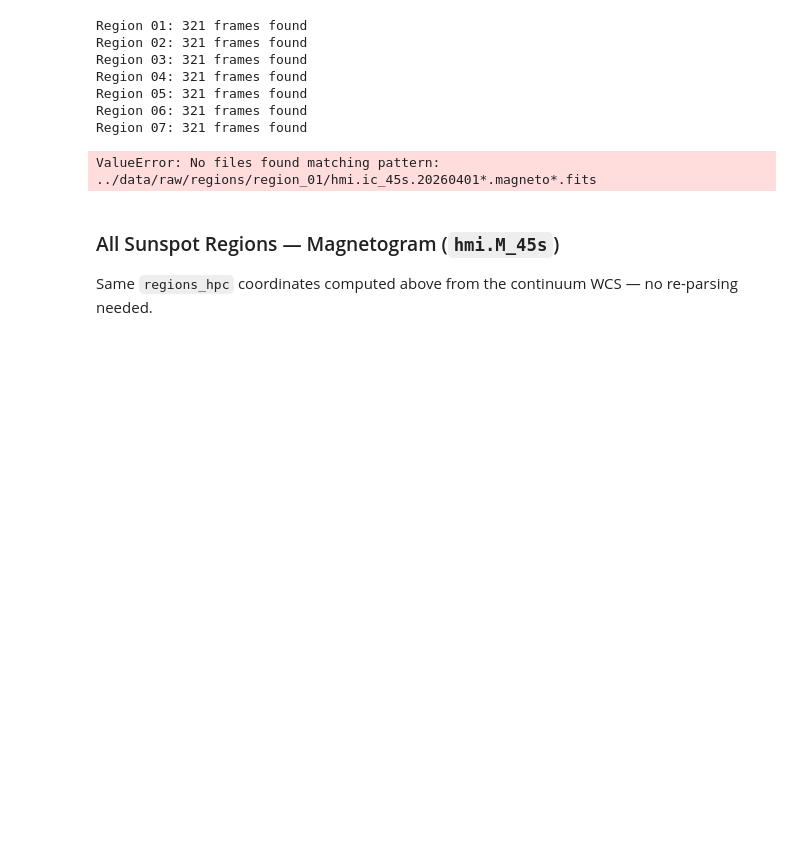
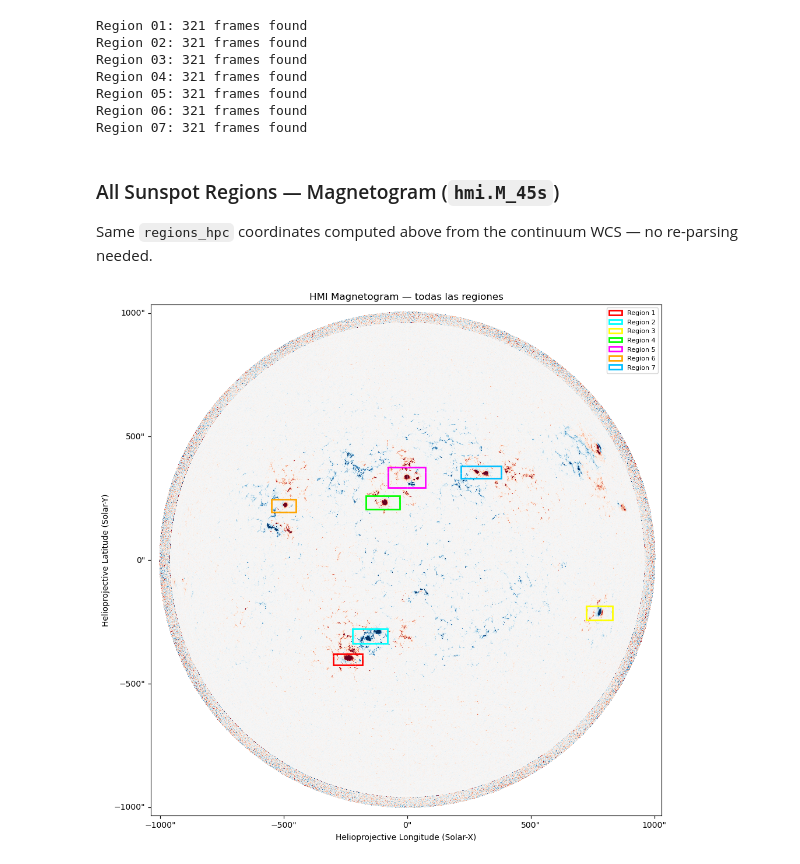
Before and after one commit to thomatrixting/sun_spots_pulsation_review, a Jupyter notebook: notebooks/01_download_data.ipynb, the cells around one changed output. Cells and saved outputs as stored; diff of their text form; code cells hidden in the pictures; blank space fills up the shorter version.

Commit message:
maded functions to dowload the data based on the cutouts i have and left the code on dowload data notebook as contextand functions to visualize what is hapening

```diff
--- a/notebooks/01_download_data.ipynb
+++ b/notebooks/01_download_data.ipynb
@@ -270,3 +275,32 @@ top_right:   Tx=-148.98 arcsec,  Ty=-380.01 arcsec
 `bottom_left` / `top_right` are `SkyCoord` objects in the **Helioprojective** frame tied to the continuum map's observer.
 When you pass them to a *different* map's `submap()` or `draw_quadrangle()`, sunpy automatically transforms them through `HeliographicStonyhurst` into the magnetogram's own frame — **no manual reprojection needed**.
 This works here because both `hmi.Ic_45s` and `hmi.m_45s` are taken by the same instrument (SDO/HMI) at essentially the same time (~30 s apart), so the observer position and WCS are virtually identical.
+# %%
+# ── Load HMI Magnetogram (hmi.m_45s) ──────────────────────────────────────────
+# Same timestamp as the continuum frame loaded above.
+# sunpy.map.Map reads compressed BINTABLE (HDU 1) automatically.
+#
+# Known WCS quirk: HMI magnetogram headers carry CRDER1/CRDER2 = nan and
+# CSYSER1/CSYSER2 = nan.  sunpy ≥ 0.9 emits a SunpyMetadataWarning about
+# these NaN values but loads and plots the map correctly — no fix needed for
+# visualization.  The CUNIT='arcsec' + HPLN-TAN WCS is handled natively by
+# sunpy, so submap() and draw_quadrangle() work without any manual correction.
+
+import warnings
+from sunpy.util import SunpyMetadataWarning
+
+mag_fits_file = download_dir / 'hmi.m_45s.2026.04.01_12_01_30_TAI.magnetogram.fits'
+
+with warnings.catch_warnings():
+    # Suppress the expected NaN-in-CRDER/CSYSER metadata warning
+    warnings.simplefilter('ignore', SunpyMetadataWarning)
+    hmi_mag_map = sunpy.map.Map(str(mag_fits_file))
+
+# Rotate to north-up (CROTA2 ≈ 179.9° in the raw FITS, same as continuum)
+hmi_map_mag_rot = hmi_mag_map.rotate(order=3)
+
+print(f"Magnetogram loaded  : {mag_fits_file.name}")
+print(f"  Shape             : {hmi_mag_map.data.shape}")
+print(f"  T_OBS             : {hmi_mag_map.meta.get('t_obs', 'N/A')}")
+print(f"  BUNIT             : {hmi_mag_map.meta.get('bunit', 'N/A')}")
+print(f"  Observer          : {hmi_mag_map.observer_coordinate}")
@@ -421,13 +462,15 @@ for i in range(1, len(regions_hpc) + 1):
 # %%
-for i in range(1, len(regions_hpc) + 1):
-    region_dir = base_dir / f'region_{i:02d}'
-    make_cube(region_dir / 'hmi.ic_45s.20260401*.magneto*.fits', region_dir / '../' / f'region_{i:02d}_magneto_cube.fits', overwrite=True)
+# Build FITS cubes for all magneto (Ic_45s) regions:
+# from src.scripts import make_magneto_cubes
+# make_magneto_cubes(regions_hpc, base_dir)
-# %% [output]
-ValueError: No files found matching pattern: ../data/raw/regions/region_01/hmi.ic_45s.20260401*.magneto*.fits
 # %% [markdown]
 ### All Sunspot Regions — Magnetogram (`hmi.M_45s`)
 
 Same `regions_hpc` coordinates computed above from the continuum WCS — no re-parsing needed.
+# %%
+plot_regions_on_map(hmi_map_mag_rot, regions_hpc)    # magnetogram — auto-adapts
+# %% [output]
+[figure, added]
 # %%
 base_dir_mag = pathlib.Path('../data/raw/regions')
 
```
Also changed, not shown: parts of 9 cells of this notebook, 2 other files.
